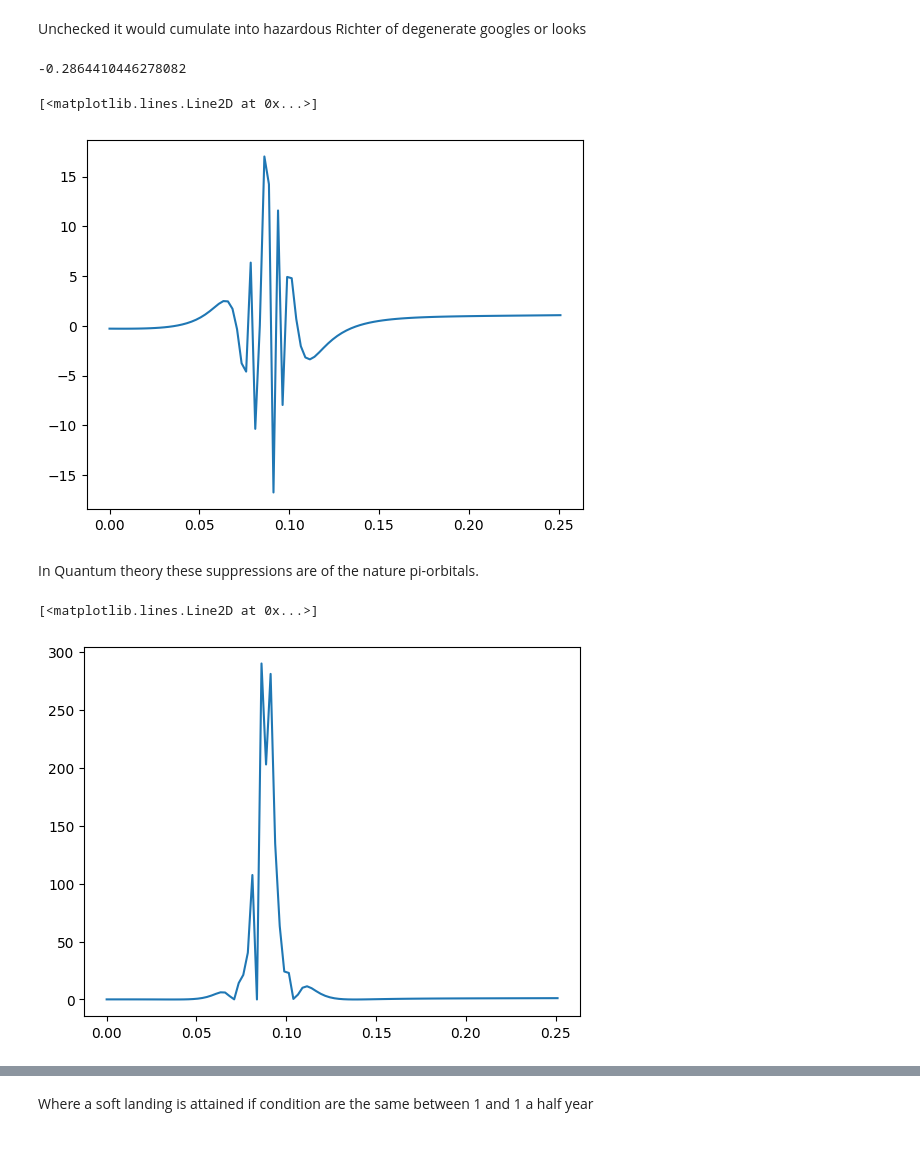
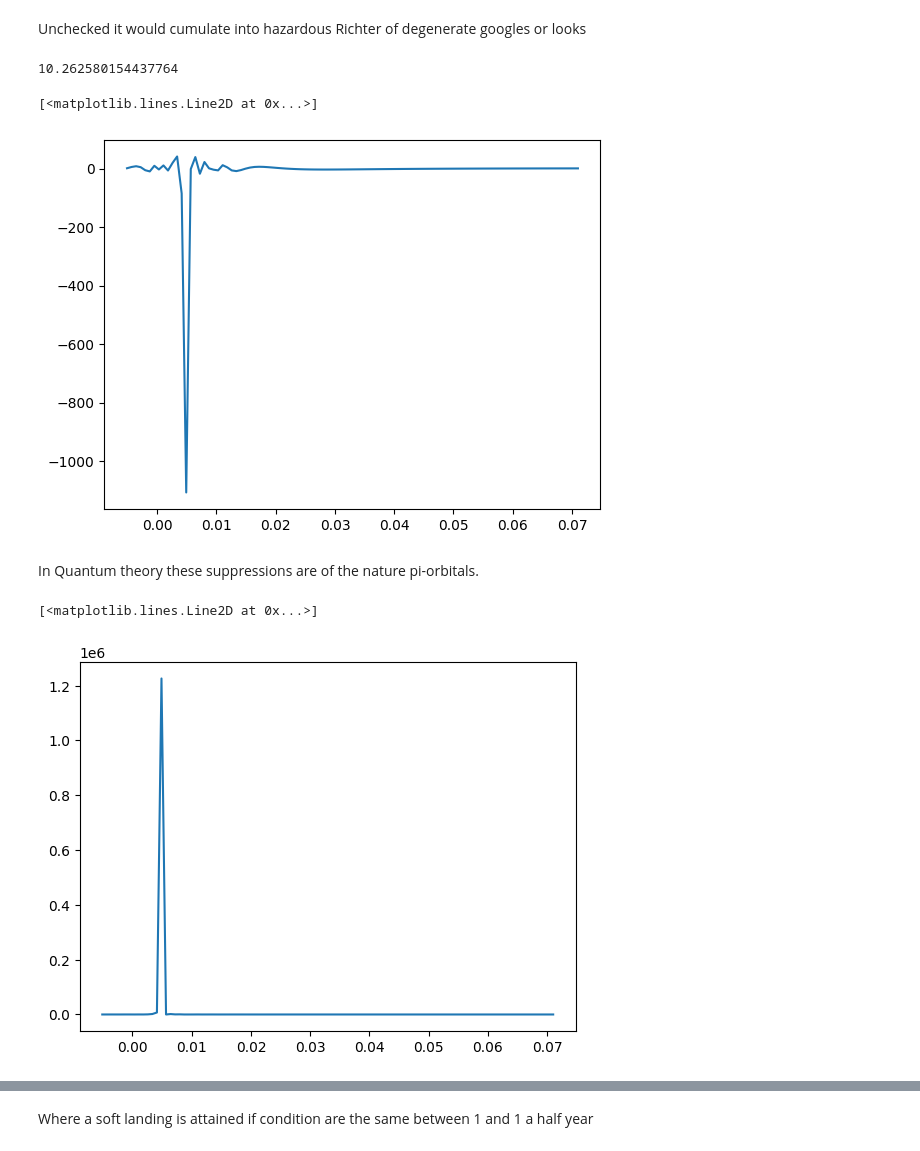
Before and after one commit to aimazin/Cost_South_African_Variant_to_UK, a Jupyter notebook: The_Cost_of_the_South_African_Variant_on_the_UK.ipynb, the cells around one changed output, grey strips where cells are left out. Drawn from its saved outputs; the diff is of its cells as text; code cells hidden in the pictures.

```diff
--- a/The_Cost_of_the_South_African_Variant_on_the_UK.ipynb
+++ b/The_Cost_of_the_South_African_Variant_on_the_UK.ipynb
@@ -188,26 +190,26 @@ Unchecked it would cumulate into hazardous Richter of degenerate googles or look
 x=9
 L=4.5
 m=0
-c=df.Close.describe()[2]
+c=np.abs(r.w[1])
 sup=np.cos(L/(2*np.pi*(m-c)*x))*(np.exp(np.pi*x*(m-c)/L))/(4.5*np.pi*(m-c))
 sup
 # %% [output]
--0.2864410446278082
+10.262580154437764
 # %%
 x=9
 L=4.5
-m=np.linspace(-.0,.251,100,.0005)
-c=df.Close.describe()[2]
+m=np.linspace(-.0051,.071,100,.0005)
+c=np.abs(r.w[1])
 sup=np.cos(L/(2*np.pi*(m-c)*x))*(np.exp(np.pi*x*(m-c)/L))/(4.5*np.pi*(m-c))
 plt.plot(m,sup)
 # %% [output]
 [<matplotlib.lines.Line2D at 0x...>]
-[figure, old version]
+[figure, new version]
 # %% [markdown]
 In Quantum theory these suppressions are of the nature pi-orbitals.
 # %%
 plt.plot(m,sup**2)
 # %% [output]
 [<matplotlib.lines.Line2D at 0x...>]
-[figure, old version]
+[figure, new version]
 # %%
```
Also changed, not shown: parts of 13 cells of this notebook.
